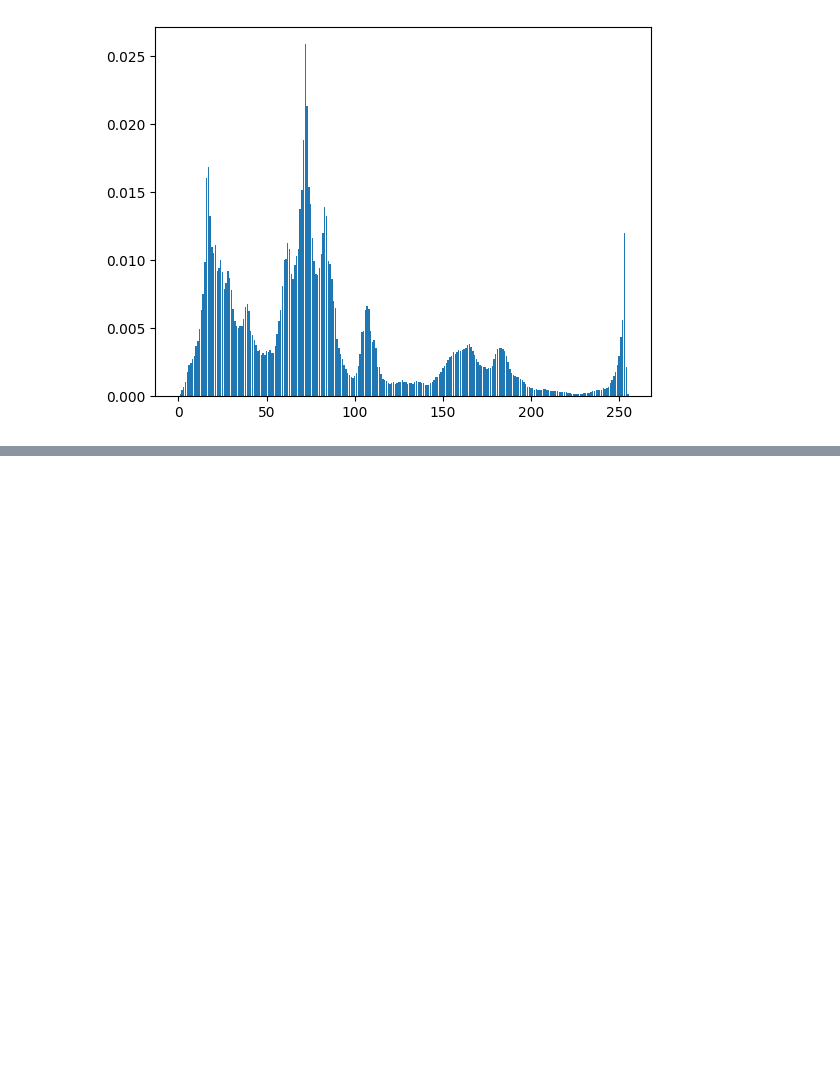
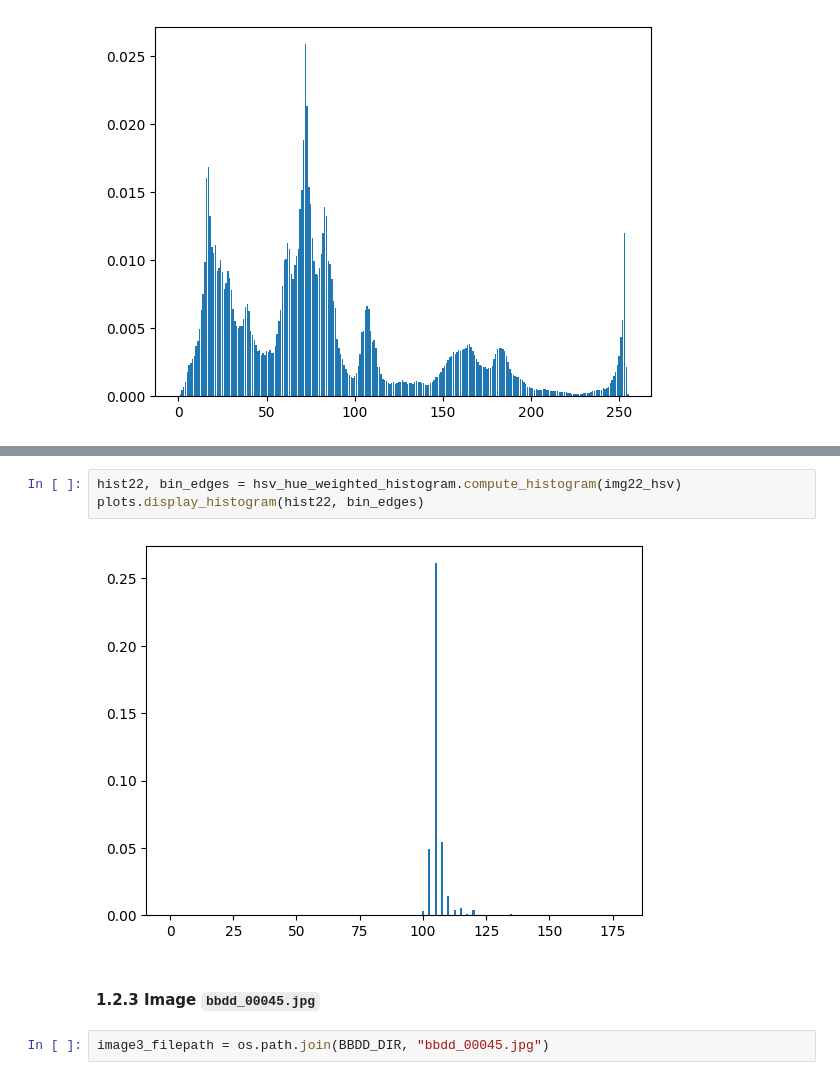
Before and after one commit to MCV-2025-C1-Project/Team5, a Jupyter notebook: notebooks/week1.ipynb, the cells around one changed output, grey strips where cells are left out. Drawn from its saved outputs; the diff is of its cells as text; blank space fills up the shorter version.

```diff
--- a/notebooks/week1.ipynb
+++ b/notebooks/week1.ipynb
@@ -84,0 +120,9 @@ plots.display_histogram(hist3, bin_edges)
+# %%
+hist22, bin_edges = hsv_hue_weighted_histogram.compute_histogram(img22_hsv)
+plots.display_histogram(hist22, bin_edges)
+# %% [output]
+[figure, added]
+# %% [markdown]
+#### 1.2.3 Image `bbdd_00045.jpg`
+# %%
+image3_filepath = os.path.join(BBDD_DIR, "bbdd_00045.jpg")
```
Also changed, not shown: parts of 36 cells of this notebook.
